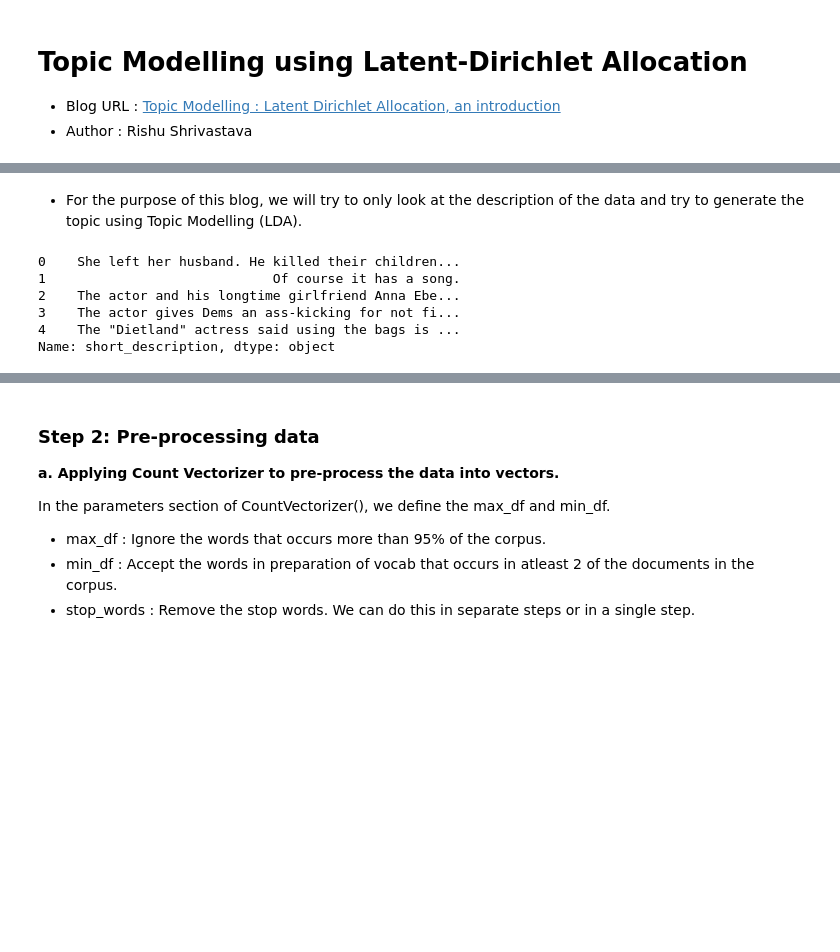
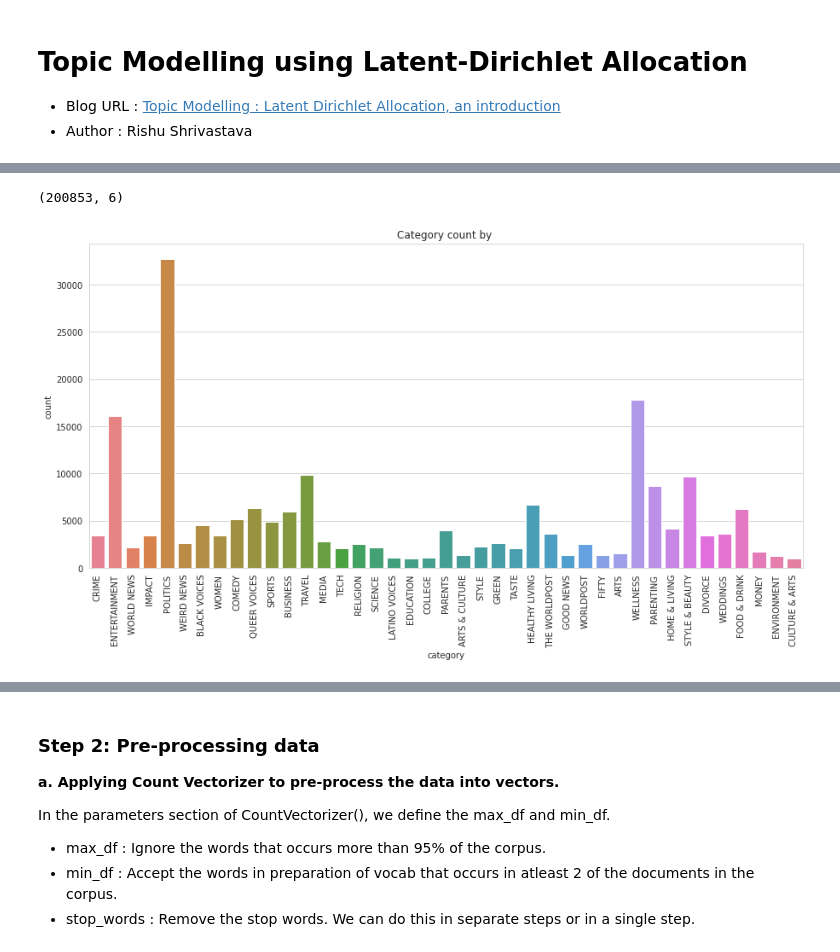
Before and after one commit to rishuatgithub/MLPy, a Jupyter notebook: Topic_Modelling_LDA.ipynb, the cells around one changed output, grey strips where cells are left out. Cells and saved outputs as stored; diff of their text form; code cells hidden in the pictures; blank space fills up the shorter version.

```diff
--- a/Topic_Modelling_LDA.ipynb
+++ b/Topic_Modelling_LDA.ipynb
@@ -27,5 +59,3 @@ data.head()
 | 2 | ENTERTAINMENT | Hugh Grant Marries For The First ... | Ron Dicker | https://www.huffingtonpost.com/en... | The actor and his longtime girlfr... | 2018-05-26 |
 | 3 | ENTERTAINMENT | Jim Carrey Blasts 'Castrato' Adam... | Ron Dicker | https://www.huffingtonpost.com/en... | The actor gives Dems an ass-kicki... | 2018-05-26 |
 | 4 | ENTERTAINMENT | Julianna Margulies Uses Donald Tr... | Ron Dicker | https://www.huffingtonpost.com/en... | The "Dietland" actress said using... | 2018-05-26 |
-# %% [markdown]
-- For the purpose of this blog, we will try to only look at the description of the data and try to generate the topic using Topic Modelling (LDA).
@@ -36,9 +62,17 @@ df = data['short_description']
-# %%
-df.head()
-# %% [output]
-0    She left her husband. He killed their children...
-1                             Of course it has a song.
-2    The actor and his longtime girlfriend Anna Ebe...
-3    The actor gives Dems an ass-kicking for not fi...
-4    The "Dietland" actress said using the bags is ...
-Name: short_description, dtype: object
+# %%
+### Total volume of data
+
+data.shape
+# %% [output]
+(200853, 6)
+# %%
+### Total volume by categories
+
+plt.figure(figsize=(15,7))
+sns.set_style("whitegrid")
+sns.countplot(x='category',data=data, orient='h', palette='husl')
+plt.xticks(rotation=90)
+plt.title("Category count of article")
+plt.show()
+# %% [output]
+[figure, added]
```
Also changed, not shown: parts of 25 cells of this notebook.
